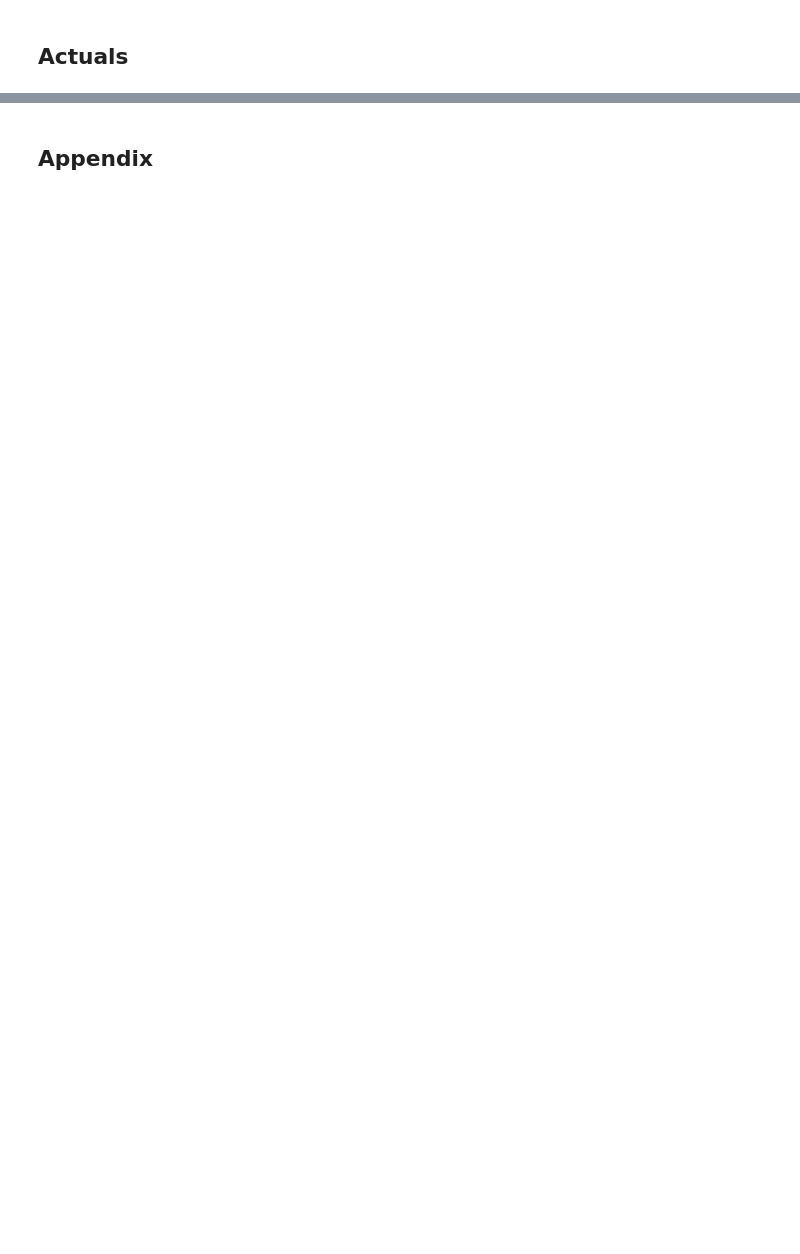
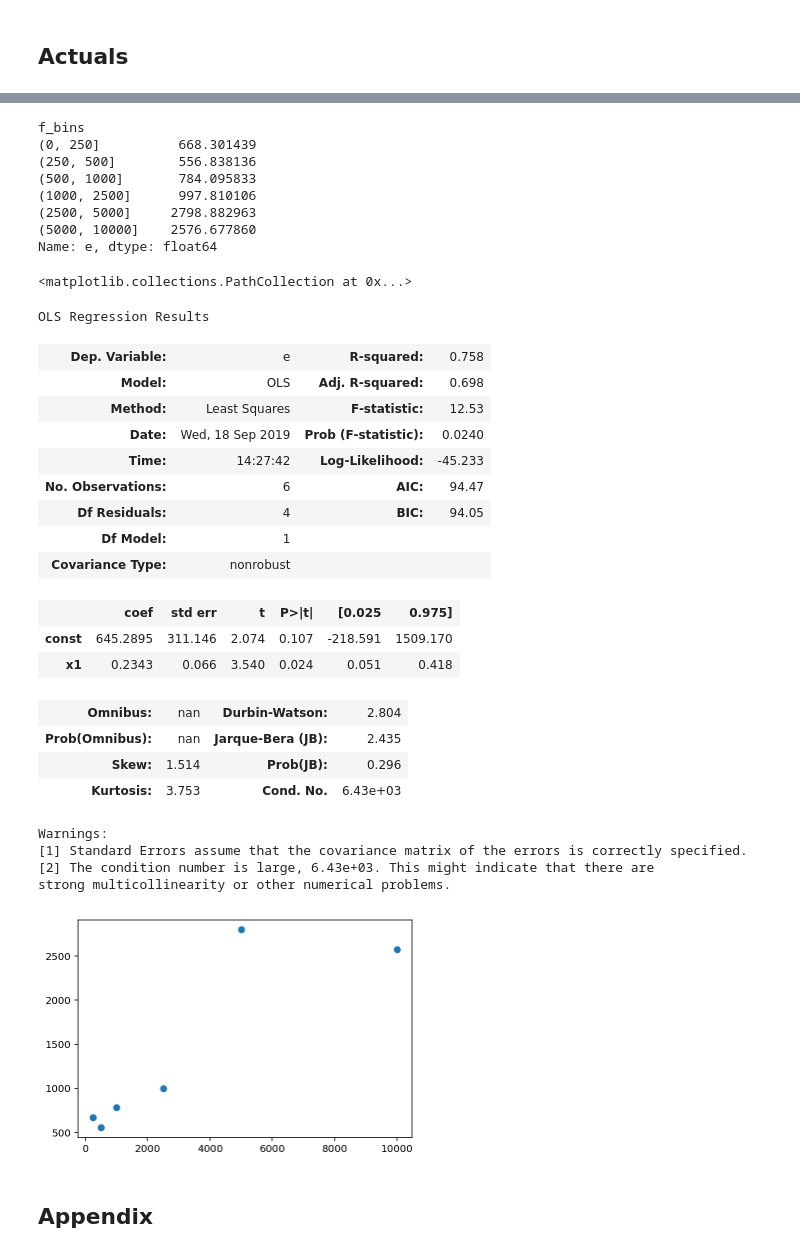
Before and after one commit to cwcomiskey/Misc, a Jupyter notebook: adidas/evaluation.ipynb, the cells around one changed output, grey strips where cells are left out. Cells and saved outputs as stored; diff of their text form; code cells hidden in the pictures; blank space fills up the shorter version.

```diff
--- a/adidas/evaluation.ipynb
+++ b/adidas/evaluation.ipynb
@@ -936,0 +1094,54 @@ dat = dat.groupby('article_number')['net_qty'].apply('sum')
+# %%
+
+df = pd.DataFrame()
+df['f'] = mothership.final_answer
+df['e'] = abs(mothership.final_answer - mothership.corrected_SS19_net_qty)
+# x.mean()
+# x.std()
+# x.describe()
+
+df['f_bins'] = pd.cut(df.f, bins = np.array([0, 250, 500, 1000, 2500, 5000, 10000]))
+df['e_bins'] = pd.cut(df.e, bins = np.array([0, 250, 500, 1000, 2500, 5000, 10000]))
+
+df.groupby('f_bins')['e'].agg(np.std)
+
+plt.scatter([250, 500, 1000, 2500, 5000, 10000], df.groupby('f_bins')['e'].agg(np.std))
+
+# response, predictor
+# error sd, forecast
+X = [250, 500, 1000, 2500, 5000, 10000]
+X = sm.add_constant(X)
+sd_pred = sm.OLS(df.groupby('f_bins')['e'].agg(np.std), X).fit()
+sd_pred.summary()
+# %% [output]
+f_bins
+(0, 250]          668.301439
+(250, 500]        556.838136
+(500, 1000]       784.095833
+(1000, 2500]      997.810106
+(2500, 5000]     2798.882963
+(5000, 10000]    2576.677860
+Name: e, dtype: float64
+<matplotlib.collections.PathCollection at 0x...>
+OLS Regression Results
+| Dep. Variable: | e | R-squared: | 0.758 |
+| Model: | OLS | Adj. R-squared: | 0.698 |
+| Method: | Least Squares | F-statistic: | 12.53 |
+| Date: | Wed, 18 Sep 2019 | Prob (F-statistic): | 0.0240 |
+| Time: | 14:27:42 | Log-Likelihood: | -45.233 |
+| No. Observations: | 6 | AIC: | 94.47 |
+| Df Residuals: | 4 | BIC: | 94.05 |
+| Df Model: | 1 |  |  |
+| Covariance Type: | nonrobust |  |  |
+|  | coef | std err | t | P>|t| | [0.025 | 0.975] |
+| const | 645.2895 | 311.146 | 2.074 | 0.107 | -218.591 | 1509.170 |
+| x1 | 0.2343 | 0.066 | 3.540 | 0.024 | 0.051 | 0.418 |
+| Omnibus: | nan | Durbin-Watson: | 2.804 |
+| Prob(Omnibus): | nan | Jarque-Bera (JB): | 2.435 |
+| Skew: | 1.514 | Prob(JB): | 0.296 |
+| Kurtosis: | 3.753 | Cond. No. | 6.43e+03 |
+Warnings:
+[1] Standard Errors assume that the covariance matrix of the errors is correctly specified.
+[2] The condition number is large, 6.43e+03. This might indicate that there are
+strong multicollinearity or other numerical problems.
+[figure, added]
```
Also changed, not shown: parts of 84 cells of this notebook, 17 other files.
